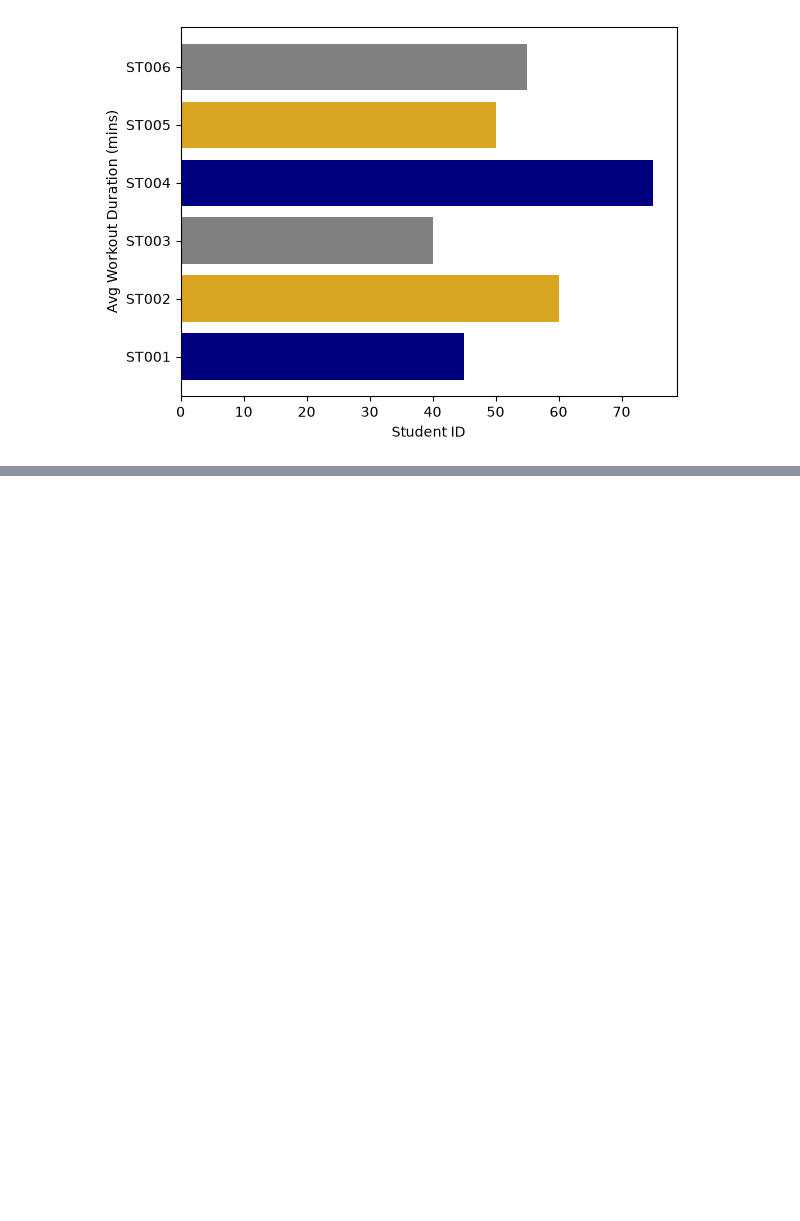
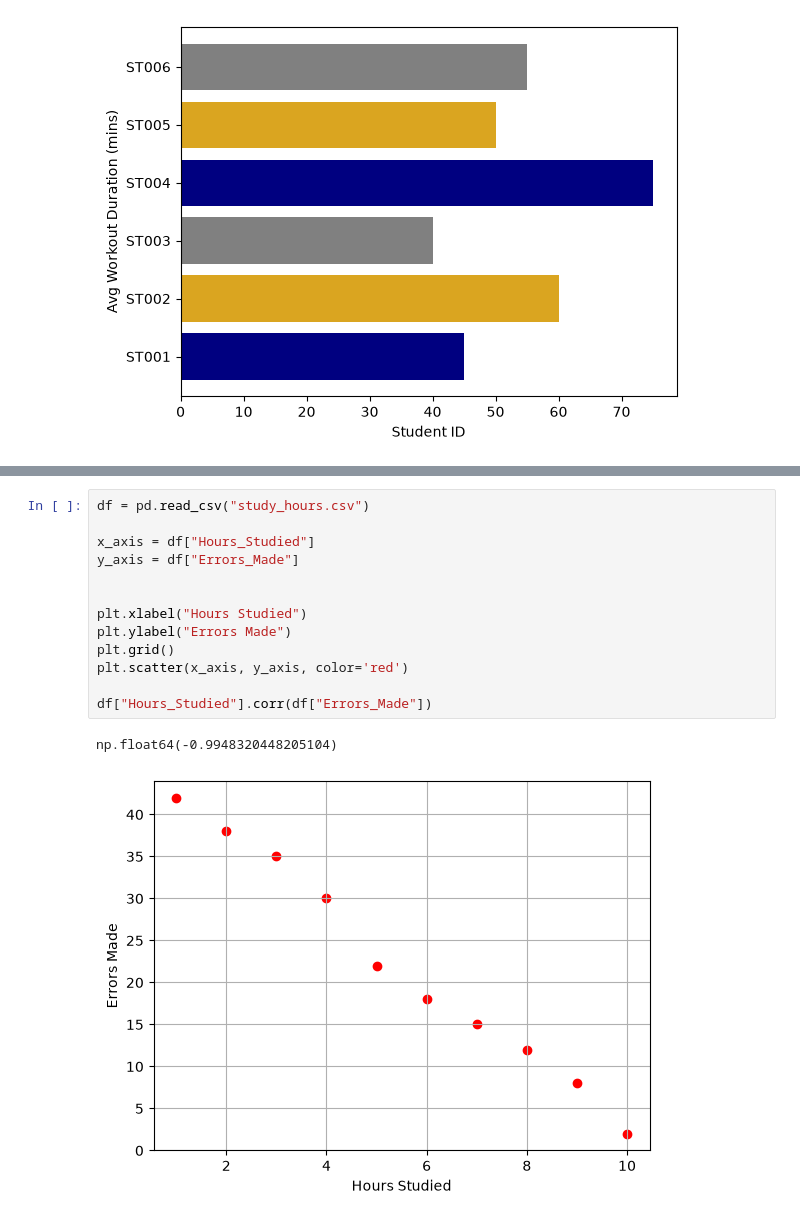
Before and after one commit to israel-oye/Python-Class-Batches, a Jupyter notebook: App-Based-Python/Batch-14A/Data Visualization/main.ipynb, the cells around one changed output, grey strips where cells are left out. Cells and saved outputs as stored; diff of their text form; blank space fills up the shorter version.

```diff
--- a/App-Based-Python/Batch-14A/Data Visualization/main.ipynb
+++ b/App-Based-Python/Batch-14A/Data Visualization/main.ipynb
@@ -108,0 +132,16 @@ plt.show()
+# %%
+df = pd.read_csv("study_hours.csv")
+
+x_axis = df["Hours_Studied"]
+y_axis = df["Errors_Made"]
+
+
+plt.xlabel("Hours Studied")
+plt.ylabel("Errors Made")
+plt.grid()
+plt.scatter(x_axis, y_axis, color='red')
+
+df["Hours_Studied"].corr(df["Errors_Made"])
+# %% [output]
+np.float64(-0.9948320448205104)
+[figure, added]
```
Also changed, not shown: parts of 3 cells of this notebook, 1 other file.
